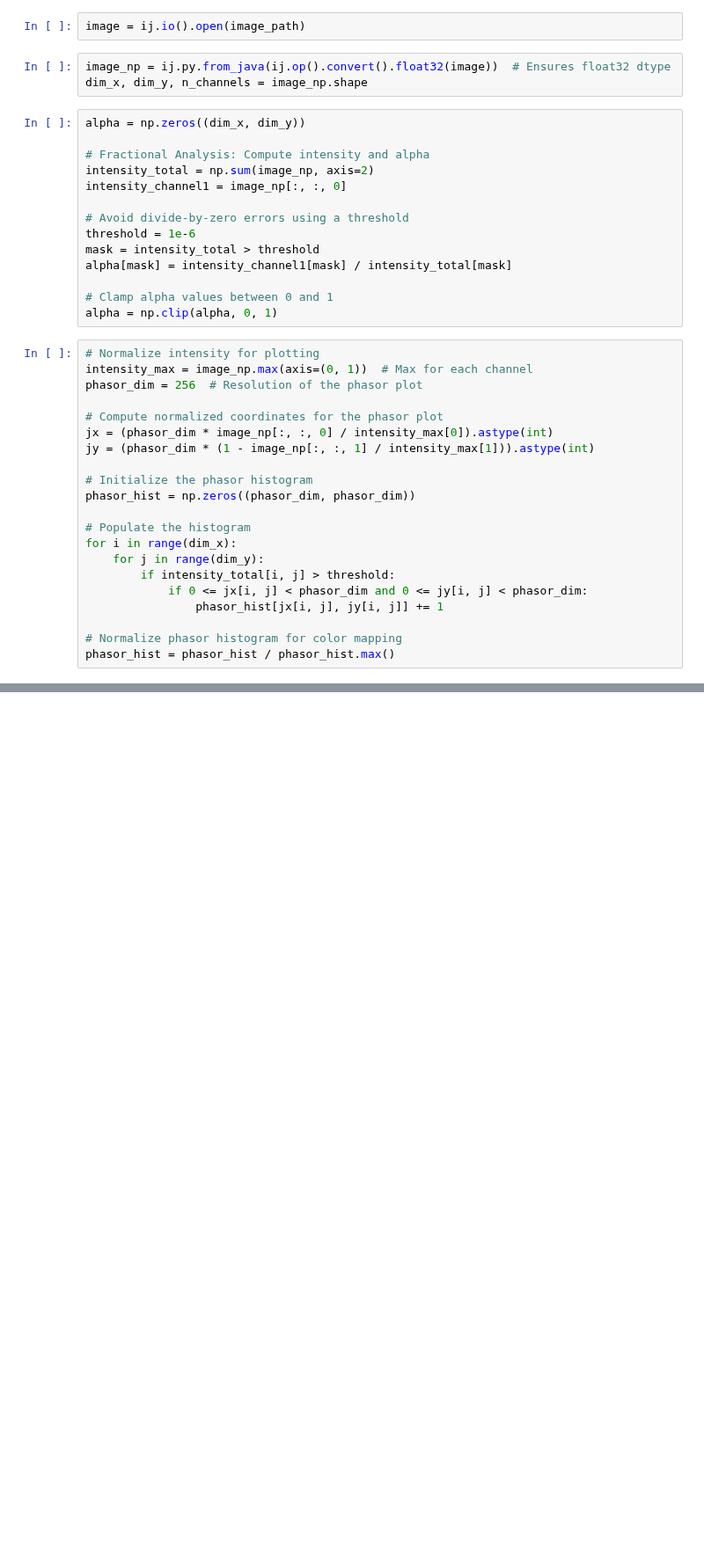
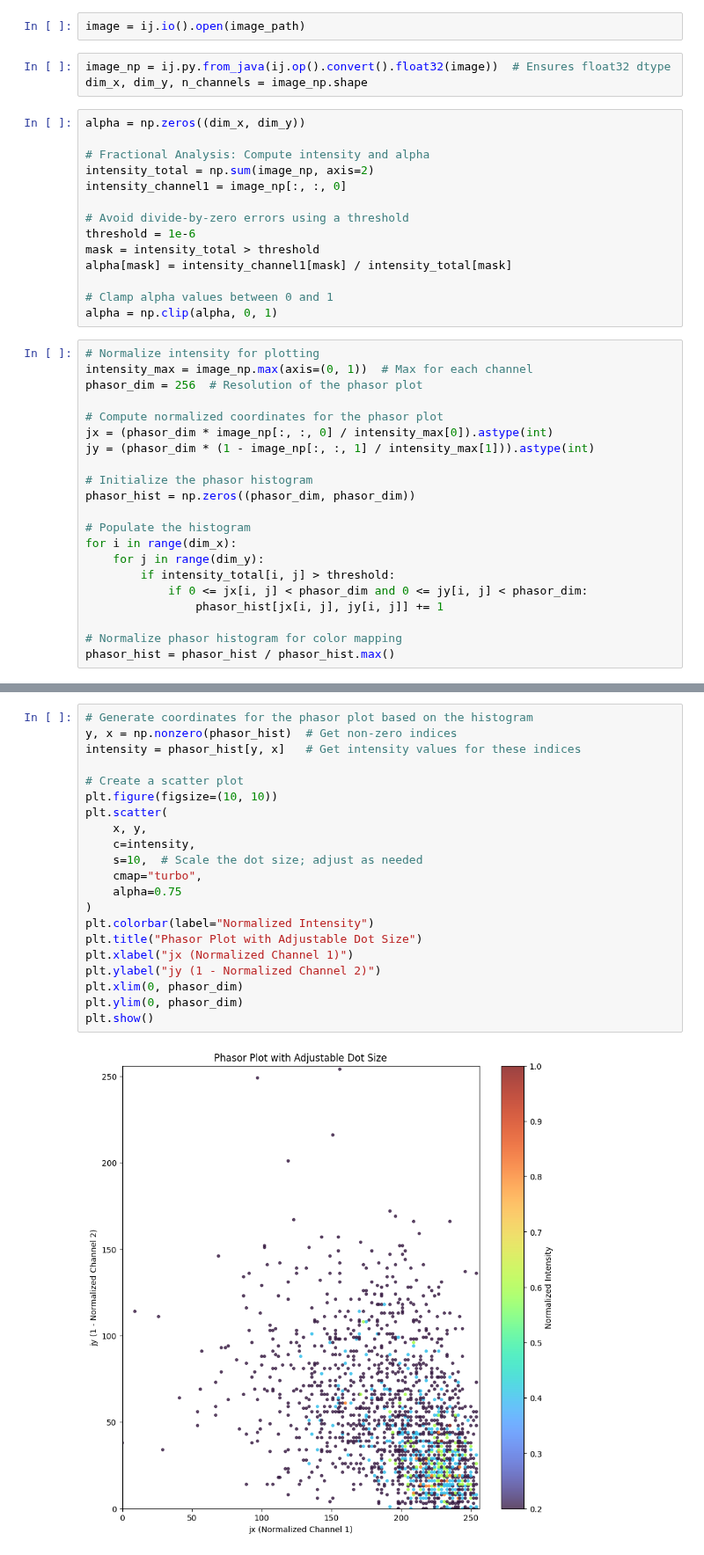
Before and after one commit to jaugenst/pyimagej_workflows, a Jupyter notebook: notebooks/test_phasor.ipynb, the cells around one changed output, grey strips where cells are left out. Shown at 88% size. Cells and saved outputs as stored; diff of their text form; blank space fills up the shorter version.

```diff
--- a/notebooks/test_phasor.ipynb
+++ b/notebooks/test_phasor.ipynb
@@ -127,0 +133,23 @@ plt.show()
+# %%
+# Generate coordinates for the phasor plot based on the histogram
+y, x = np.nonzero(phasor_hist)  # Get non-zero indices
+intensity = phasor_hist[y, x]   # Get intensity values for these indices
+
+# Create a scatter plot
+plt.figure(figsize=(10, 10))
+plt.scatter(
+    x, y,
+    c=intensity,
+    s=10,  # Scale the dot size; adjust as needed
+    cmap="turbo",
+    alpha=0.75
+)
+plt.colorbar(label="Normalized Intensity")
+plt.title("Phasor Plot with Adjustable Dot Size")
+plt.xlabel("jx (Normalized Channel 1)")
+plt.ylabel("jy (1 - Normalized Channel 2)")
+plt.xlim(0, phasor_dim)
+plt.ylim(0, phasor_dim)
+plt.show()
+# %% [output]
+[figure, added]
```
Also changed, not shown: parts of 3 cells of this notebook, 1 other file.
